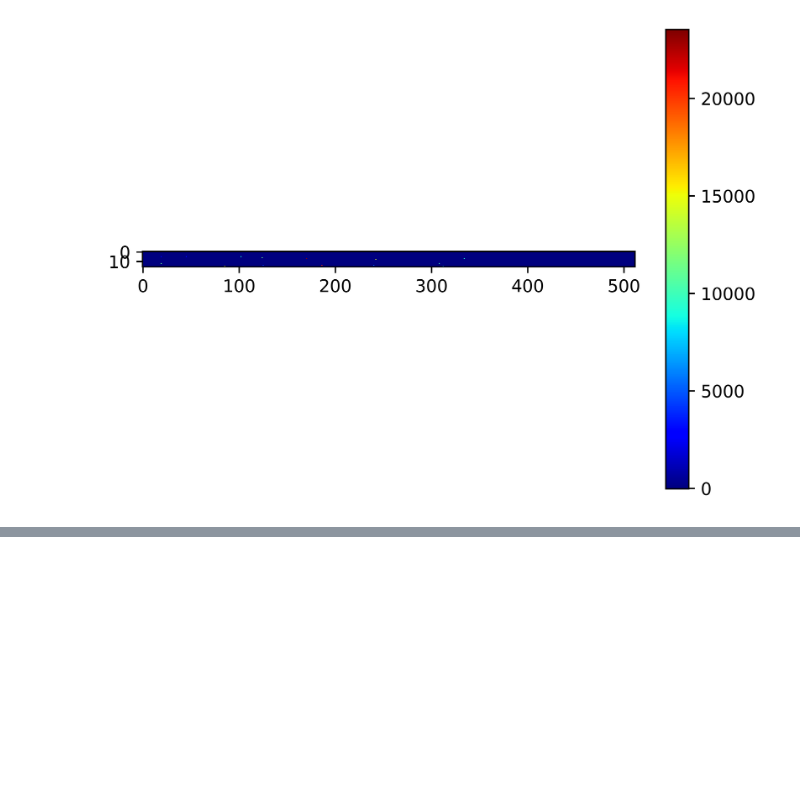
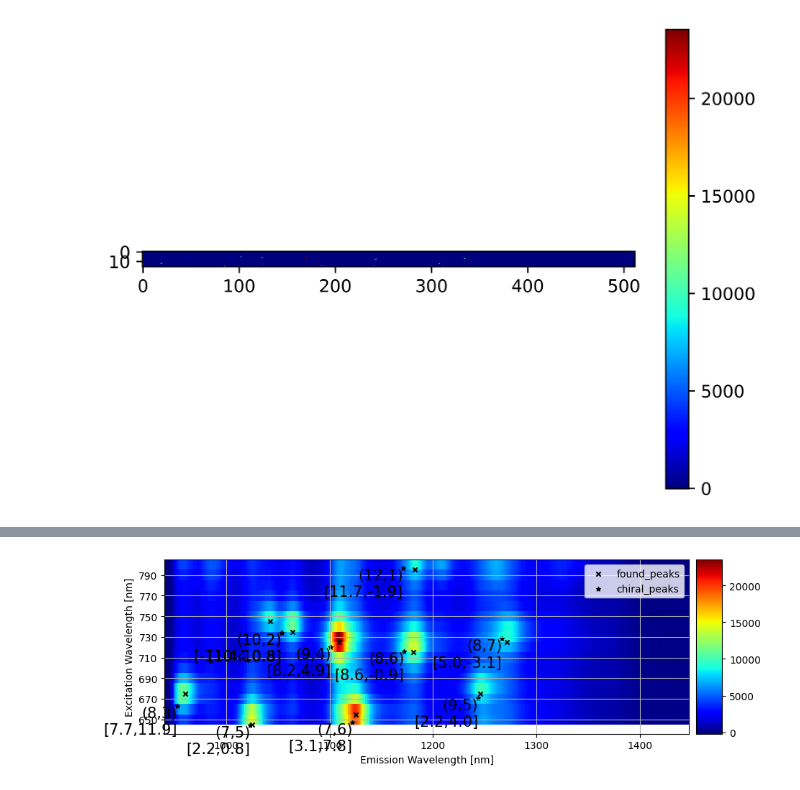
Before and after one commit to chiashi-lab/pl, a Jupyter notebook: notebook/ple.ipynb, the cells around one changed output, grey strips where cells are left out. Drawn from its saved outputs; the diff is of its cells as text; code cells hidden in the pictures; blank space fills up the shorter version.

Commit message:
completed chirality assign

```diff
--- a/notebook/ple.ipynb
+++ b/notebook/ple.ipynb
@@ -206,0 +195,3 @@ for i in range(len(index[0])):
+# %%
+popt_x, _ = curve_fit(func, imgxtick, myxticks)
+popt_y, _ = curve_fit(func, imgytick, myyticks)
@@ -206,0 +214,16 @@ for i in range(len(index[0])):
+# %%
+fitdata = []
+for i in range(len(index[0])):
+    peakx = func(index[3][i], *popt_x)
+    peaky = func(index[2][i]*10+5, *popt_y)
+
+    nearestdistance = 10000000000
+    nearestindex = None
+    for j in range(len(chiraldata)):
+        distance = np.sqrt((peakx - chiraldata[j][7])**2 + (peaky - chiraldata[j][8])**2)
+        if distance < nearestdistance:
+            nearestdistance = distance
+            nearestindex = j
+
+    fitdata.append([peakx, peaky, chiraldata[nearestindex][0], chiraldata[nearestindex][1], chiraldata[nearestindex][7], chiraldata[nearestindex][8]])
+fitdata = np.array(fitdata)
@@ -206,0 +238,32 @@ for i in range(len(index[0])):
+# %%
+x = np.array(myxticks)
+y = np.array(myyticks)
+yticks = np.arange(650, 800 + 10, 10*2)
+X, Y = np.meshgrid(x, y)
+Z = np.array(d1_datal)
+
+# グラフ描画
+fig = plt.figure(figsize=(10, 10))
+ax = fig.add_subplot(111, aspect='equal')
+contour = ax.pcolormesh(X, Y, Z, cmap='jet', shading='auto', norm=Normalize(vmin=Z.min(), vmax=Z.max()))
+
+# カラーバー調整用
+divider = make_axes_locatable(ax)
+cax = divider.append_axes('right', size='5%', pad=0.1)
+pp = fig.colorbar(contour, cax=cax, orientation='vertical')
+
+ax.set_yticks(yticks)
+ax.set_xlabel('Emission Wavelength [nm]')
+ax.set_ylabel('Excitation Wavelength [nm]')
+ax.grid()
+
+ax.scatter(fitdata[:,0], fitdata[:,1], c='black', s=20, marker='x', label='found_peaks')
+ax.scatter(fitdata[:,4], fitdata[:,5], c='black', s=20, marker='*', label='chiral_peaks')
+for ifitdata in fitdata:
+    ax.text(ifitdata[4], ifitdata[5], f'({int(ifitdata[2])},{int(ifitdata[3])})\n[{ifitdata[0]-ifitdata[4]:.1f},{ifitdata[1]-ifitdata[5]:.1f}]', fontsize=15, ha='right', va='top')
+
+ax.legend()
+
+plt.show()
+# %% [output]
+[figure, added]
```
Also changed, not shown: parts of 18 cells of this notebook.
